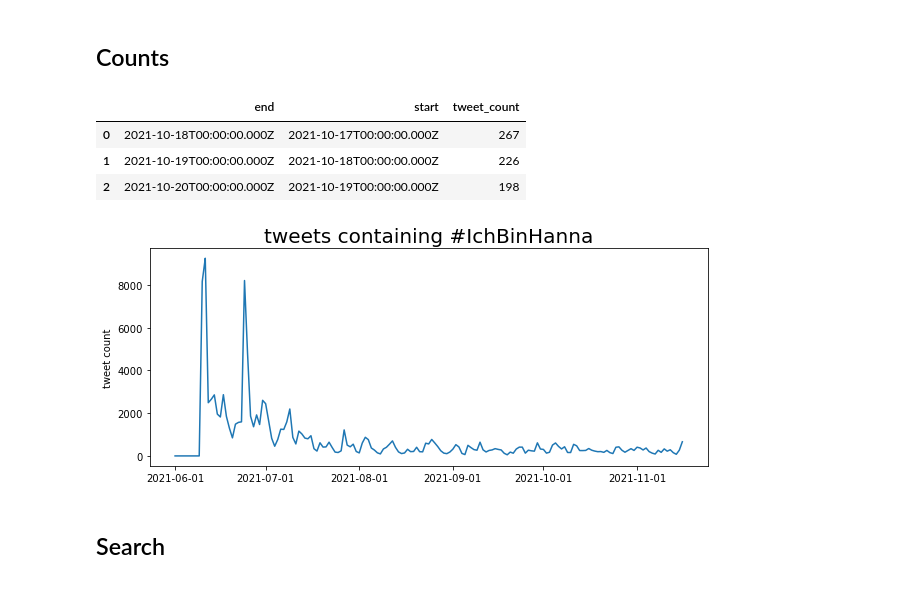
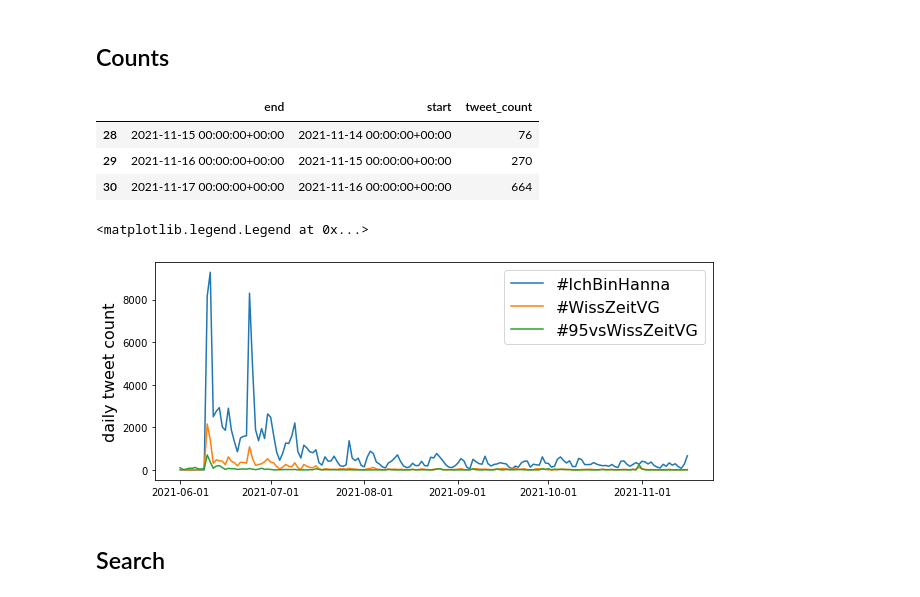
Before and after one commit to JanaLasser/hackyhour_twitter_data_scraping, a Jupyter notebook: twitter_scraping_ichbinhanna.ipynb, the cells around one changed output. Saved outputs shown, nothing was run; the diff lists cells and outputs as text; code cells hidden in the pictures.

Commit message:
updated with more counts

```diff
--- a/twitter_scraping_ichbinhanna.ipynb
+++ b/twitter_scraping_ichbinhanna.ipynb
@@ -31,39 +31,57 @@ with open('API_credentials_V2.txt', 'r') as f:
 Have a look at the [documentation](https://twarc-project.readthedocs.io/en/latest/api/client/#twarc.client) for additional info and more endpoints!
 # %% [markdown]
 ## Counts
+# %%
+def get_counts(search_string, start, end):
+    '''
+    Gets the daily tweet counts between a start time and an end
+    time given a search string, using Twarc to access the Twitter
+    v2 API.
+    '''
+    counts = pd.DataFrame()
+    for c in t.counts_all(
+        search_string,
+        start_time=start,
+        end_time=end,
+        granularity='day'):
+
+        counts = counts.append(c['data'], ignore_index=False)
+
+    counts['start'] = pd.to_datetime(counts['start'])
+    counts['end'] = pd.to_datetime(counts['end'])
+    counts = counts.sort_values(by='start')
+
+    return counts
 # %%
-counts = pd.DataFrame()
 start = datetime(2021, 6, 1, 0, 0, 0, 0, tzinfo=timezone.utc)
 end = datetime(2021, 11, 17, 0, 0, 0, 0, tzinfo=timezone.utc)
-search_string = '#IchBinHanna'
-for c in t.counts_all(
-        search_string,
-        start_time=start,
-        end_time=end,
-        granularity='day'):
-    counts = day_count.append(c['data'], ignore_index=False)
 
-counts['start'] = pd.to_datetime(counts['start'])
-counts['end'] = pd.to_datetime(counts['end'])
-counts = counts.sort_values(by='start')
+counts_hanna = get_counts('IchBinHanna', start, end)
+counts_wisszeit = get_counts('WissZeitVG', start, end)
+counts_95 = get_counts('95vsWissZeitVG', start, end)
-# %%
-day_count.head(3)
-# %% [output]
-|  | end | start | tweet_count |
-| 0 | 2021-10-18T00:00:00.000Z | 2021-10-17T00:00:00.000Z | 267 |
-| 1 | 2021-10-19T00:00:00.000Z | 2021-10-18T00:00:00.000Z | 226 |
-| 2 | 2021-10-20T00:00:00.000Z | 2021-10-19T00:00:00.000Z | 198 |
+# %%
+counts_hanna.tail(3)
+# %% [output]
+|  | end | start | tweet_count |
+| 28 | 2021-11-15 00:00:00+00:00 | 2021-11-14 00:00:00+00:00 | 76 |
+| 29 | 2021-11-16 00:00:00+00:00 | 2021-11-15 00:00:00+00:00 | 270 |
+| 30 | 2021-11-17 00:00:00+00:00 | 2021-11-16 00:00:00+00:00 | 664 |
 # %%
 fix, ax = plt.subplots(figsize=(10, 4))
-ax.plot(counts['start'], counts['tweet_count'])
+
+for df, label in zip([counts_hanna, counts_wisszeit, counts_95],
+                     ['#IchBinHanna', '#WissZeitVG', '#95vsWissZeitVG']):
+    ax.plot(df['start'], df['tweet_count'], label=label)
 
 ticks = ['2021-06-01', '2021-07-01', '2021-08-01',
          '2021-09-01', '2021-10-01', '2021-11-01',]
 ax.set_xticks([pd.to_datetime(tick) for tick in ticks])
-ax.set_ylabel('tweet count')
-ax.set_title('tweets containing {}'.format(search_string), fontsize=20);
+ax.set_ylabel('daily tweet count', fontsize=16)
+ax.legend(fontsize=16)
+#ax.set_yscale('log')
 # %% [output]
+<matplotlib.legend.Legend at 0x...>
-[figure, old version]
+[figure, new version]
 # %% [markdown]
 ## Search
 # %%
```
